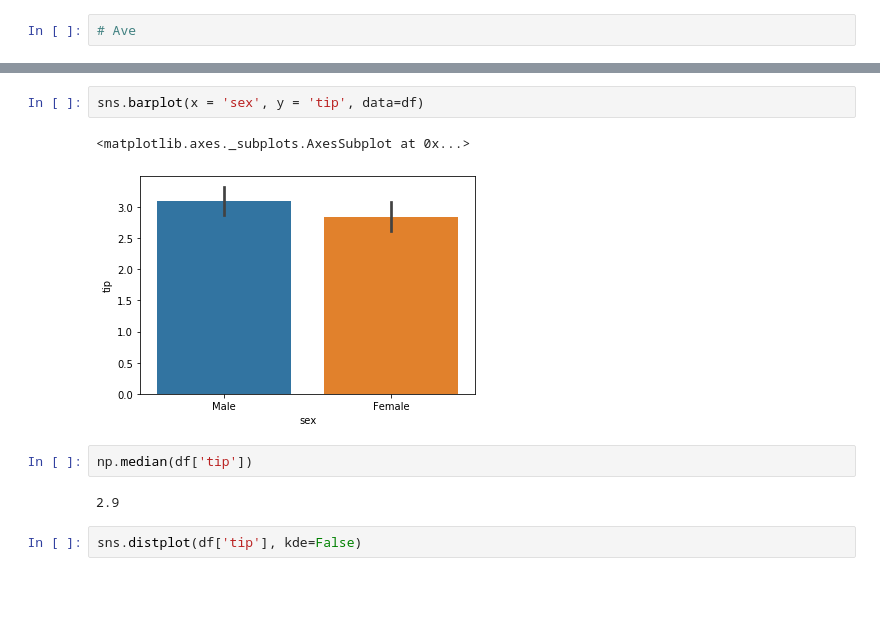
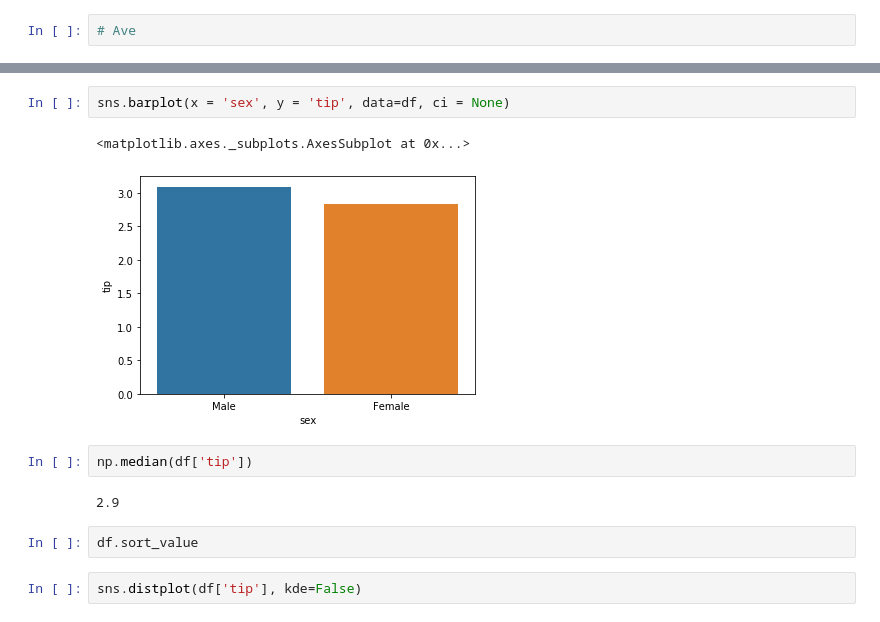
Before and after one commit to kenichir0/stats, a Jupyter notebook: stats1.ipynb, the cells around one changed output, grey strips where cells are left out. Saved outputs shown, nothing was run; the diff lists cells and outputs as text; blank space fills up the shorter version.

```diff
--- a/stats1.ipynb
+++ b/stats1.ipynb
@@ -77,12 +62,14 @@ df.groupby('sex').mean()
 # %%
-sns.barplot(x = 'sex', y = 'tip', data=df)
+sns.barplot(x = 'sex', y = 'tip', data=df, ci = None)
 # %% [output]
 <matplotlib.axes._subplots.AxesSubplot at 0x...>
-[figure, old version]
+[figure, new version]
 # %%
 np.median(df['tip'])
 # %% [output]
 2.9
+# %%
+df.sort_value
 # %%
 sns.distplot(df['tip'], kde=False)
 # %% [output]
```
Also changed, not shown: parts of 15 cells of this notebook, 3 other files.
